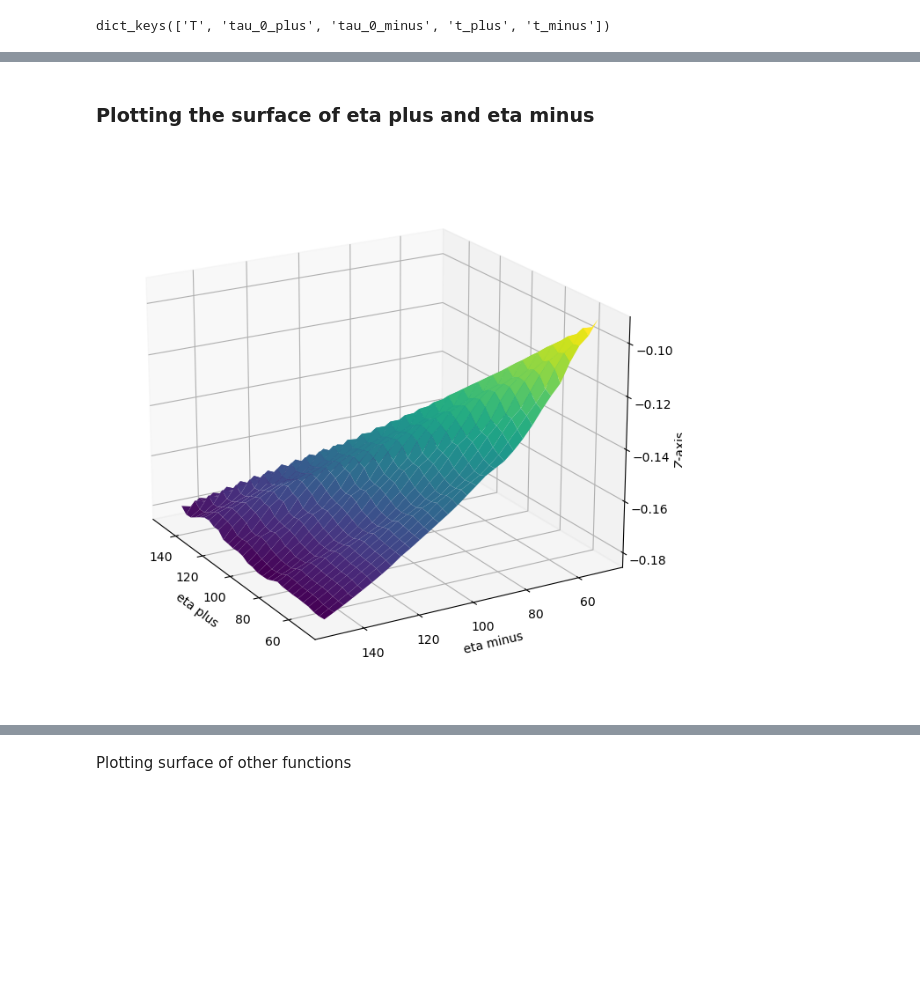
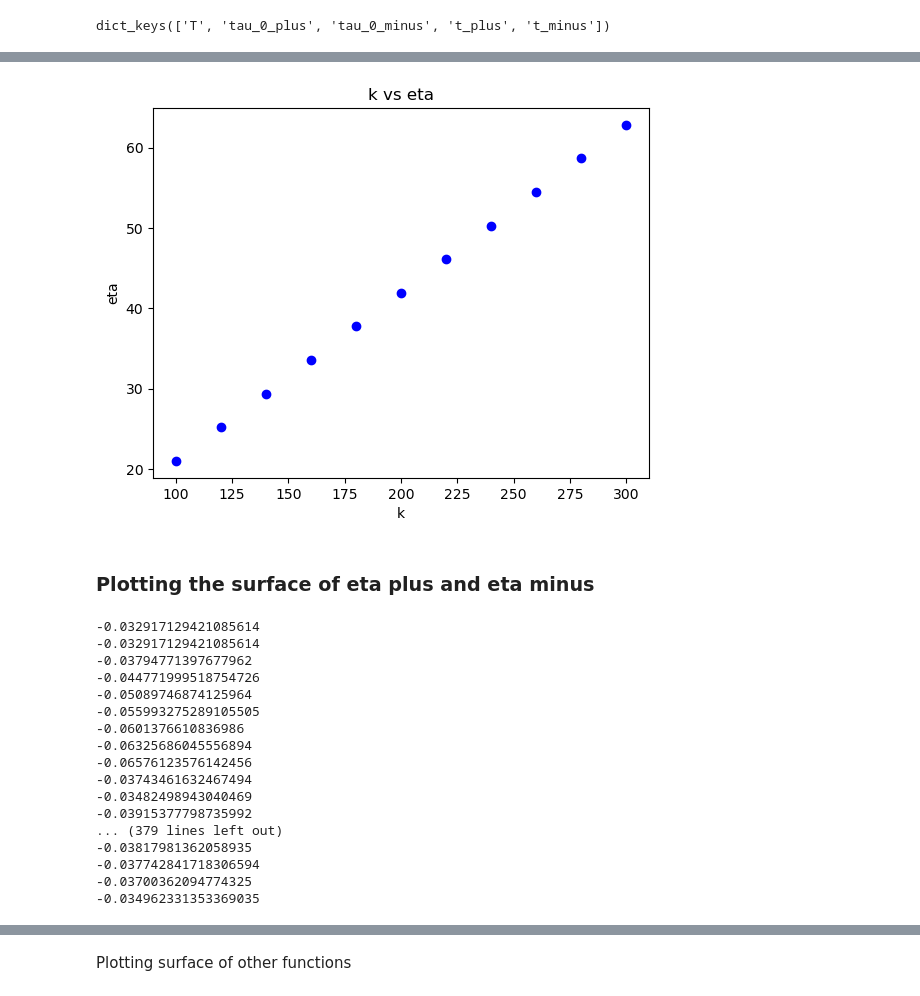
Before and after one commit to cavallofederico/marketmaking, a Jupyter notebook: alpha_signals/likelihood.ipynb, the cells around one changed output, grey strips where cells are left out. Drawn from its saved outputs; the diff is of its cells as text; code cells hidden in the pictures; blank space fills up the shorter version.

Commit message:
Adding new graph

```diff
--- a/alpha_signals/likelihood.ipynb
+++ b/alpha_signals/likelihood.ipynb
@@ -317,6 +317,7 @@ import numpy as np
 
 p = Parameters(**base_simulation_parameters_dict)
 p.dalpha = 30
+p.n = 1000
 print(p)
 results = generate_simulations_bunchs(p)
 # %% [output]
@@ -334,5 +338,5 @@ Stde of PNL:0.18778471549898396
 # %%
-l = 50
+l = 100
 # %% [markdown]
 ## Option A: Flattening of times
 # %%
@@ -518 +522,21 @@ print(multi_params[0]['t_plus'])
+# %%
+import numpy as np
+from scipy.optimize import minimize
+from scipy import optimize
+from likelihood import MaximumLikelihood
+
+def multi_likelihood_to_minimize(y, k=200, theta=0.1):
+    bad_result = 1000 #np.nan
+    x=np.array([k, y[0], y[0], theta])
+    if np.abs(x[1]-x[2]) >20:
+        return bad_result
+    if x[0]<0 or x[1]<0 or x[2]<0 or x[3]<0:
+        return bad_result
+    if x[0]>1500 or x[1]>1500 or x[2]>1500 or x[3]>1500:
+        return bad_result
+    m = MaximumLikelihood.multi_likelihood_to_minimize(multi_params, x)/l/1000
+    if np.isnan(m) or np.isinf(m):
+        m = 1000
+    print(m)
+    return m
 # %%
@@ -544,0 +586,12 @@ bounds = [(1, 500), (1, 500),(1, 500),(0, 2)]
+# %%
+amount = 11
+k = np.linspace(100,300,amount)
+eta = np.zeros(amount)
+for i, k_i in enumerate(k):
+    x0 = np.ones(1)*100
+    options = {'maxiter': 1000}
+    res = minimize(lambda j: multi_likelihood_to_minimize(j, k=k_i), x0, method='Nelder-Mead',#
+                options=options,
+                )
+    eta[i] = res.x[0]
+    print(res)
@@ -545,3 +616,11 @@ bounds = [(1, 500), (1, 500),(1, 500),(0, 2)]
+# %%
+plt.scatter(k, eta, color='blue', marker='o')
+plt.xlabel('k')
+plt.ylabel('eta')
+plt.title('k vs eta')
+plt.show()
+# %% [output]
+[figure, added]
 # %% [markdown]
 ### Plotting the surface of eta plus and eta minus
 # %%
@@ -550,32 +629,35 @@ import matplotlib.pyplot as plt
 from mpl_toolkits.mplot3d import Axes3D
 
 # Create a bidimensional grid
-x = np.linspace(50, 150, 30)
-y = np.linspace(50, 150, 30)
+x = np.linspace(20, 100, 30)
+y = np.linspace(20, 100, 30)
 
 x, y = np.meshgrid(x, y)
 
 # Define a function for the surface
 def surface_function(x, y):
-    m= multi_likelihood_to_minimize(np.array([200,x,y,0.1]))
+    m= multi_likelihood_to_minimize(np.array([250,x,y,0.1]))
     # print(m)
     return m
 
 surface_function_vectorized = np.vectorize(surface_function)
 
 z = surface_function_vectorized(x, y)
-
-# Plot the surface
-fig = plt.figure(figsize=(12, 8))
-ax = fig.add_subplot(111, projection='3d')
-ax.plot_surface(x, y, z, cmap='viridis')
-ax.view_init(elev=20, azim=150)
-# Add labels
-ax.set_xlabel('eta plus')
-ax.set_ylabel('eta minus')
-ax.set_zlabel('Z-axis')
-
-# Show the plot
-plt.show()
 # %% [output]
-[figure, removed]
+-0.032917129421085614
+-0.032917129421085614
+-0.03794771397677962
+-0.044771999518754726
+-0.05089746874125964
+-0.055993275289105505
+-0.0601376610836986
+-0.06325686045556894
+-0.06576123576142456
+-0.03743461632467494
+-0.03482498943040469
+-0.03915377798735992
+... (379 lines left out)
+-0.03817981362058935
+-0.037742841718306594
+-0.03700362094774325
+-0.034962331353369035
```
Also changed, not shown: parts of 8 cells of this notebook.
